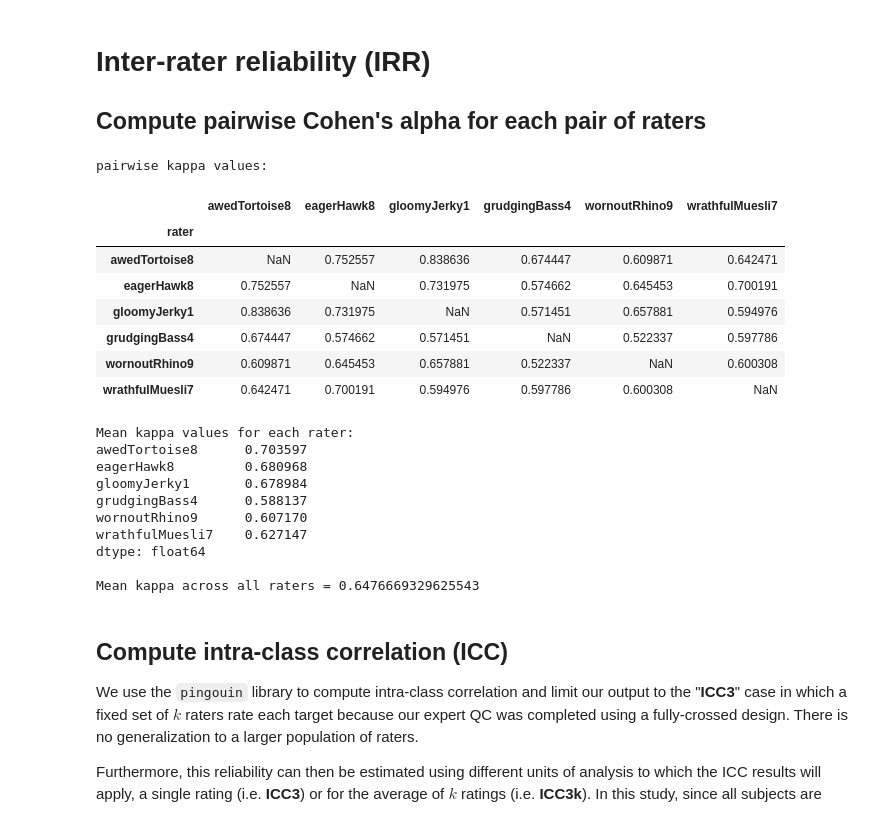
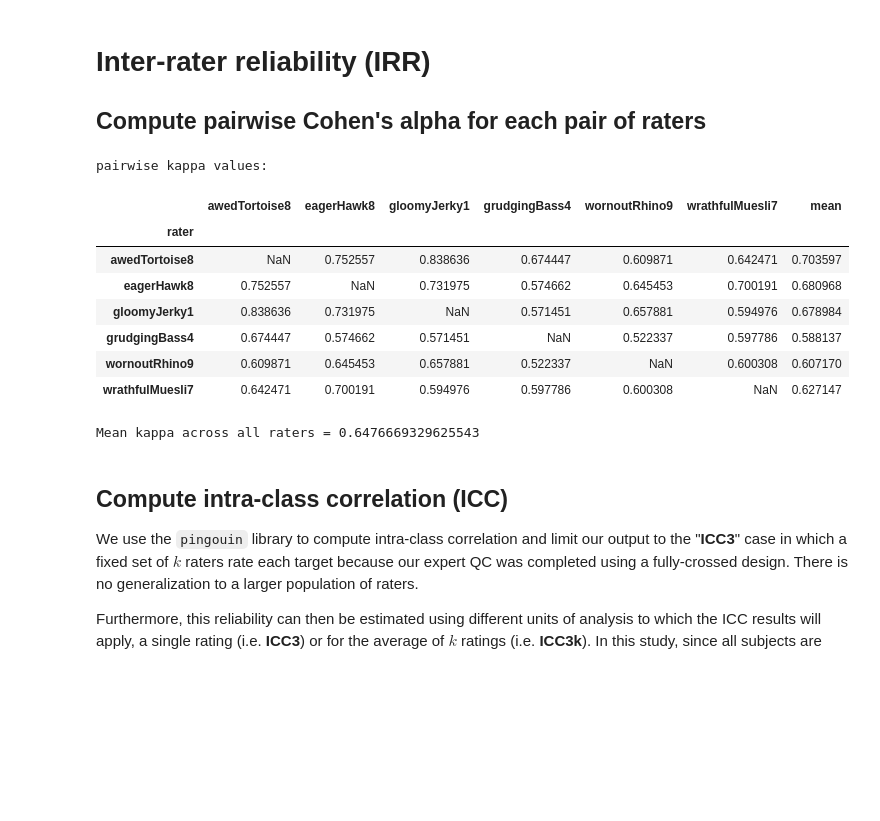
Before and after one commit to richford/hbn-pod2-qc, a Jupyter notebook: notebooks/combine_expert_qc.ipynb, the cells around one changed output. Cells and saved outputs as stored; diff of their text form; code cells hidden in the pictures; blank space fills up the shorter version.

```diff
--- a/notebooks/combine_expert_qc.ipynb
+++ b/notebooks/combine_expert_qc.ipynb
@@ -76,44 +110,35 @@ _ = sns.histplot(
 # %%
 ratings = expert_qc.pivot(index="subject", columns="rater", values="rating")
 
 cohen_kappas = {}
 for rater in ratings.columns:
     cohen_kappas[rater] = [
         cohen_kappa_score(
             ratings[rater].to_numpy(),
             ratings[other_rater].to_numpy(),
             labels=[-2, -1, 0, 1, 2],
             weights="quadratic",
         ) for other_rater in ratings.columns
     ]
 
 df_kappa = pd.DataFrame(cohen_kappas, index=ratings.columns)
 for rater in ratings.columns:
     df_kappa.loc[rater, rater] = np.nan
 
+df_kappa["mean"] = df_kappa.mean(axis="columns")
 print("pairwise kappa values:")
 display(df_kappa)
-print(f"\nMean kappa values for each rater:\n{df_kappa.mean()}")
 print(f"\nMean kappa across all raters = {df_kappa.mean().mean()}")
 # %% [output]
 pairwise kappa values:
-|  | awedTortoise8 | eagerHawk8 | gloomyJerky1 | grudgingBass4 | wornoutRhino9 | wrathfulMuesli7 |
-| rater |  |  |  |  |  |  |
-| awedTortoise8 | NaN | 0.752557 | 0.838636 | 0.674447 | 0.609871 | 0.642471 |
-| eagerHawk8 | 0.752557 | NaN | 0.731975 | 0.574662 | 0.645453 | 0.700191 |
-| gloomyJerky1 | 0.838636 | 0.731975 | NaN | 0.571451 | 0.657881 | 0.594976 |
-| grudgingBass4 | 0.674447 | 0.574662 | 0.571451 | NaN | 0.522337 | 0.597786 |
-| wornoutRhino9 | 0.609871 | 0.645453 | 0.657881 | 0.522337 | NaN | 0.600308 |
-| wrathfulMuesli7 | 0.642471 | 0.700191 | 0.594976 | 0.597786 | 0.600308 | NaN |
+|  | awedTortoise8 | eagerHawk8 | gloomyJerky1 | grudgingBass4 | wornoutRhino9 | wrathfulMuesli7 | mean |
+| rater |  |  |  |  |  |  |  |
+| awedTortoise8 | NaN | 0.752557 | 0.838636 | 0.674447 | 0.609871 | 0.642471 | 0.703597 |
+| eagerHawk8 | 0.752557 | NaN | 0.731975 | 0.574662 | 0.645453 | 0.700191 | 0.680968 |
+| gloomyJerky1 | 0.838636 | 0.731975 | NaN | 0.571451 | 0.657881 | 0.594976 | 0.678984 |
+| grudgingBass4 | 0.674447 | 0.574662 | 0.571451 | NaN | 0.522337 | 0.597786 | 0.588137 |
+| wornoutRhino9 | 0.609871 | 0.645453 | 0.657881 | 0.522337 | NaN | 0.600308 | 0.607170 |
+| wrathfulMuesli7 | 0.642471 | 0.700191 | 0.594976 | 0.597786 | 0.600308 | NaN | 0.627147 |
-Mean kappa values for each rater:
-awedTortoise8      0.703597
-eagerHawk8         0.680968
-gloomyJerky1       0.678984
-grudgingBass4      0.588137
-wornoutRhino9      0.607170
-wrathfulMuesli7    0.627147
-dtype: float64
-
 Mean kappa across all raters = 0.6476669329625543
 # %% [markdown]
 ## Compute intra-class correlation (ICC)
```
Also changed, not shown: parts of 9 cells of this notebook, 28 other files.
